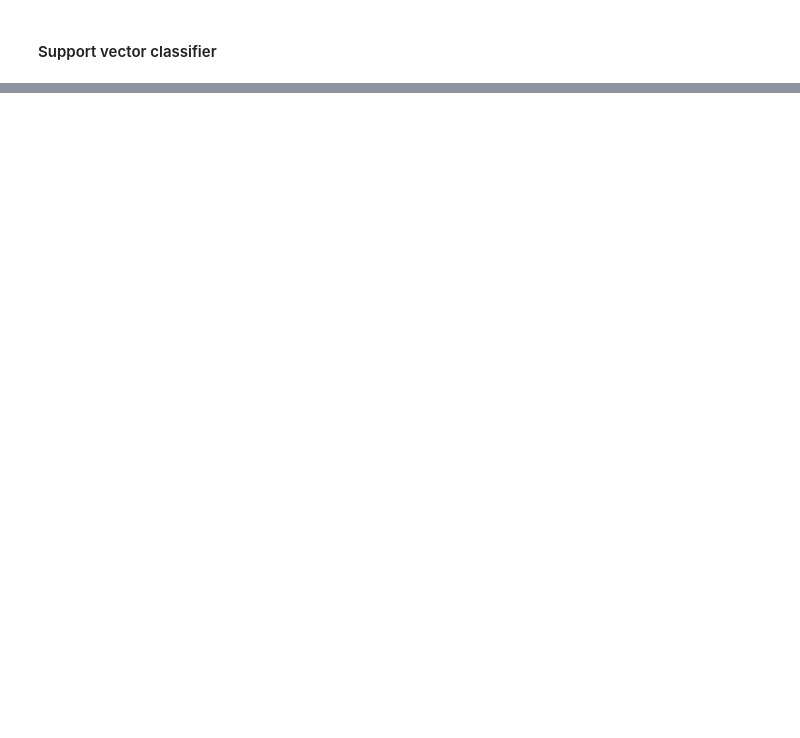
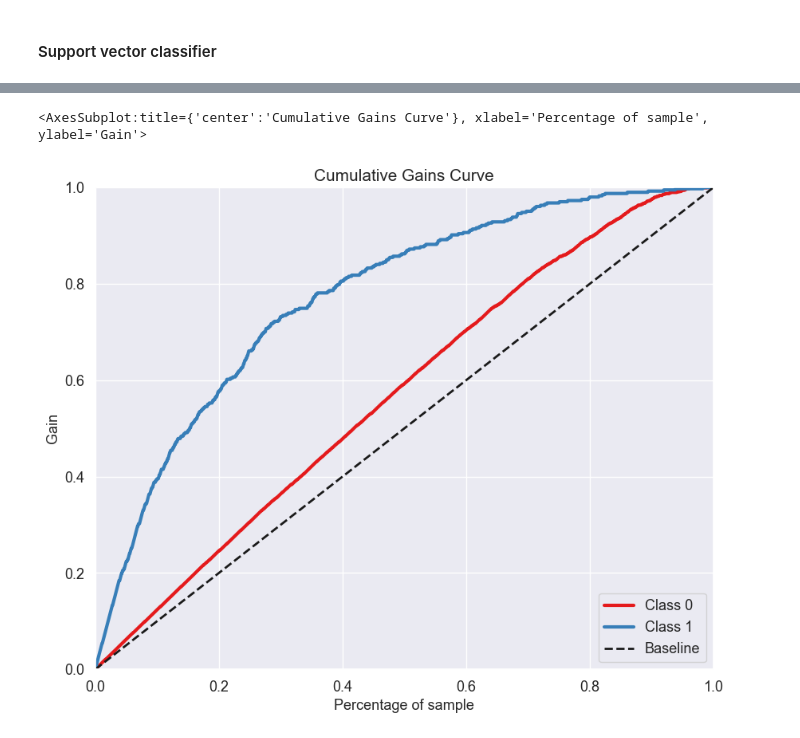
Before and after one commit to vanquies/ChurnPrediction, a Jupyter notebook: Workspace/ChurnPrediction.ipynb, the cells around one changed output, grey strips where cells are left out. Cells and saved outputs as stored; diff of their text form; code cells hidden in the pictures; blank space fills up the shorter version.

```diff
--- a/Workspace/ChurnPrediction.ipynb
+++ b/Workspace/ChurnPrediction.ipynb
@@ -627,5 +619,6 @@ Best accuracy in cross-validation:0.8540000000000001
 # %%
-gridCV = GridSearchCV(svc, param_grid={'C':[16,18,20,22,24]}, cv=5, n_jobs=-1)
+gridCV = GridSearchCV(svc, param_grid={'C':[190, 200, 210, 220]},
+                      scoring=f1, cv=5, n_jobs=-1)
 gridCV.fit(X_train, y_train)
 print('Best parameters:' + str(gridCV.best_params_))
 print('Best accuracy in cross-validation:' + str(gridCV.best_score_))
@@ -634,0 +628,6 @@ Best accuracy in cross-validation:0.8546250000000001
+# %%
+gridCV = GridSearchCV(svc, param_grid={'C':[205, 210, 215]},
+                      scoring=f1, cv=5, n_jobs=-1)
+gridCV.fit(X_train, y_train)
+print('Best parameters:' + str(gridCV.best_params_))
+print('Best accuracy in cross-validation:' + str(gridCV.best_score_))
@@ -635,4 +637,4 @@ Best accuracy in cross-validation:0.8546250000000001
 # %%
-svc_t = SVC(C=22, random_state=rndm)
+svc_t = SVC(C=210, random_state=rndm)
 svc_t.fit(X_train, y_train)
 y_pred = svc_t.predict(X_test)
@@ -650,0 +660,12 @@ result.style.highlight_max(subset=['Accuracy', 'Precision', 'Recall', 'F-score',
+# %%
+xgb_t = XGBClassifier(subsample=0.7, max_depth=3, min_child_weight=0.09,
+                      eta=0.13, gamma=0.09, eval_metric='logloss')
+xgb_t.fit(X_train, y_train)
+y_pred = xgb_t.predict(X_test)
+# %%
+y_proba = xgb_t.predict_proba(X_test)
+skplt.metrics.plot_cumulative_gain(
+    y_test, y_proba, figsize=(10, 8), title_fontsize=15, text_fontsize=13)
+# %% [output]
+<AxesSubplot:title={'center':'Cumulative Gains Curve'}, xlabel='Percentage of sample', ylabel='Gain'>
+[figure, added]
```
Also changed, not shown: parts of 23 cells of this notebook.
